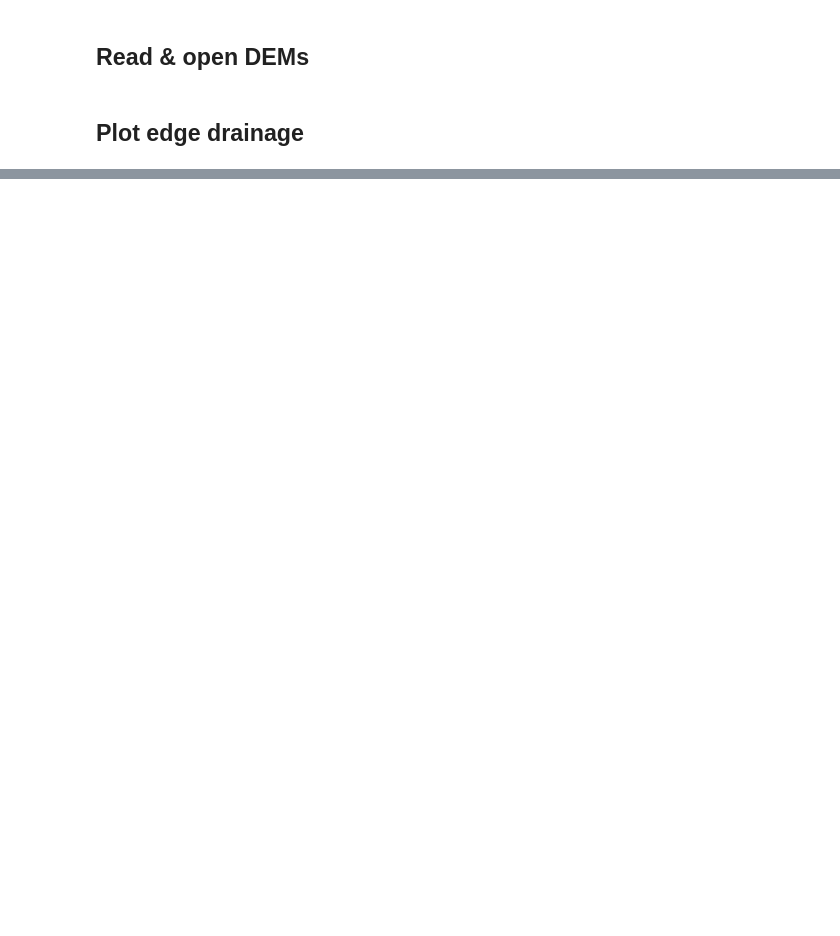
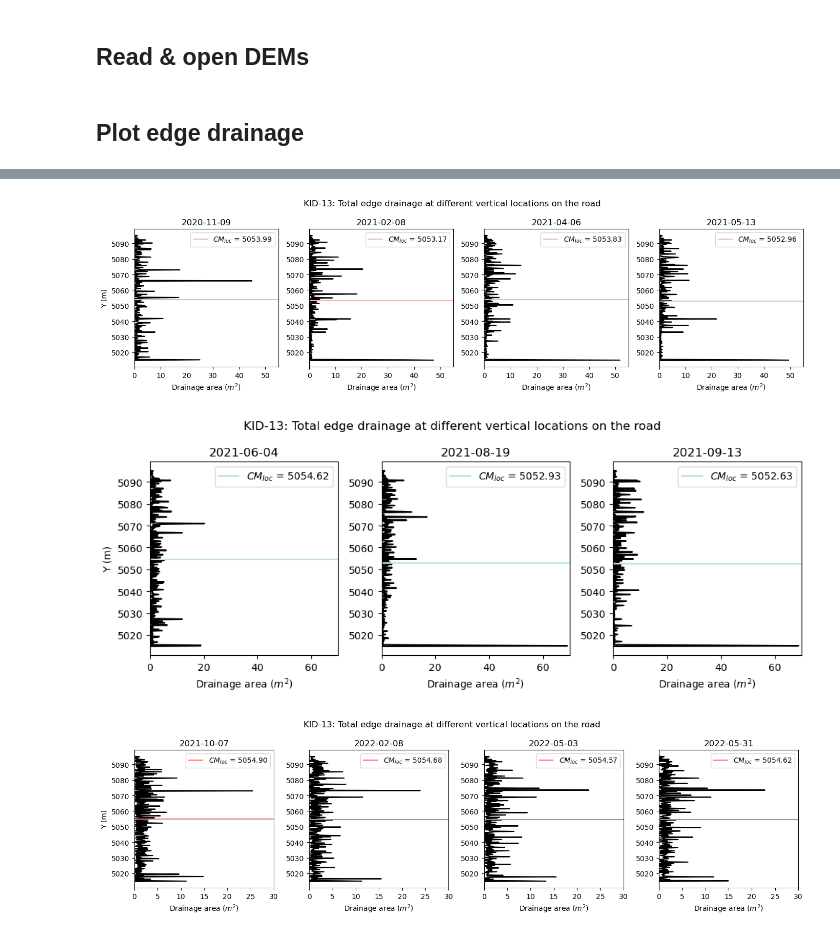
Before and after one commit to amanaster2/micro_diff, a Jupyter notebook: notebooks/flow_pathway_analysis.ipynb, the cells around one changed output, grey strips where cells are left out. Cells and saved outputs as stored; diff of their text form; code cells hidden in the pictures; blank space fills up the shorter version.

```diff
--- a/notebooks/flow_pathway_analysis.ipynb
+++ b/notebooks/flow_pathway_analysis.ipynb
@@ -94,6 +96,7 @@ date_strings_k13_dsyr1 = [x[1:-1] for x in strings_k13_dsyr1]
 # ensure chronological sorting
 date_strings_k13_dsyr1, k13_dsyr1_dem_files = list(zip(*sorted(zip(date_strings_k13_dsyr1, k13_dsyr1_dem_files))))
 date_times_k13_dsyr1 = [pd.to_datetime(x, format='%Y%m%d') for x in date_strings_k13_dsyr1]
+date_k13_dsyr1 = [date_times_k13_dsyr1[x].strftime("%Y-%m-%d") for x in range(len(date_times_k13_dsyr1))]
 
 list(zip(date_strings_k13_dsyr1, k13_dsyr1_dem_files))
 # %% [output]
@@ -112,6 +115,7 @@ date_strings_k13_wsyr2 = [x[1:-1] for x in strings_k13_wsyr2]
 # ensure chronological sorting
 date_strings_k13_wsyr2, k13_wsyr2_dem_files = list(zip(*sorted(zip(date_strings_k13_wsyr2, k13_wsyr2_dem_files))))
 date_times_k13_wsyr2 = [pd.to_datetime(x, format='%Y%m%d') for x in date_strings_k13_wsyr2]
+date_k13_wsyr2 = [date_times_k13_wsyr2[x].strftime("%Y-%m-%d") for x in range(len(date_times_k13_wsyr2))]
 
 list(zip(date_strings_k13_wsyr2, k13_wsyr2_dem_files))
 # %% [output]
@@ -437,3 +491,44 @@ tmax_k13_wsyr1 = np.linspace(-0.25,8.25, 4)
+# %%
+#WSYR1
+fig0, ax = plt.subplots(1, 4, figsize=(14,4), layout='tight')
+fig0.suptitle('KID-13: Total edge drainage at different vertical locations on the road', x=0.5)
+for i in range(len(k13_wsyr1_dem_files)):
+    ax[i].plot(np.sum(k13_wsyr1[i], axis=1), k13_wsyr1[i]['y'], color='k')
+    ax[i].plot([0,56], [cm_wa_k13_wsyr1[i],cm_wa_k13_wsyr1[i]], color='#ECBAB8',label='$CM_{loc}$ = %0.2f' %cm_wa_k13_wsyr1[i])
+    ax[i].set_title('%s' %date_k13_wsyr1[i], fontsize=12)
+    ax[0].set_ylabel('Y (m)')
+    ax[i].set_xlim(0,55)
+    ax[i].set_xlabel('Drainage area ($m^2$)')
+    ax[i].legend()
+
+
+#DSYR1
+fig0, ax = plt.subplots(1, 3, figsize=(10,4), layout='tight')
+fig0.suptitle('KID-13: Total edge drainage at different vertical locations on the road', x=0.5)
+for i in range(len(k13_dsyr1_dem_files)):
+    ax[i].plot(np.sum(k13_dsyr1[i], axis=1), k13_dsyr1[i]['y'], color='k')
+    ax[i].plot([0,75], [cm_wa_k13_dsyr1[i],cm_wa_k13_dsyr1[i]], color='#AFE8E7',label='$CM_{loc}$ = %0.2f' %cm_wa_k13_dsyr1[i])
+    ax[i].set_title('%s' %date_k13_dsyr1[i], fontsize=12)
+    ax[0].set_ylabel('Y (m)')
+    ax[i].set_xlim(0,70)
+    ax[i].set_xlabel('Drainage area ($m^2$)')
+    ax[i].legend()
+
+#WSYR2
+fig0, ax = plt.subplots(1, 4, figsize=(14,4), layout='tight')
+fig0.suptitle('KID-13: Total edge drainage at different vertical locations on the road', x=0.5)
+for i in range(len(k13_wsyr2_dem_files)):
+    ax[i].plot(np.sum(k13_wsyr2[i], axis=1), k13_wsyr2[i]['y'], color='k')
+    ax[i].plot([0,50], [cm_wa_k13_wsyr2[i],cm_wa_k13_wsyr2[i]], color='#ED7275', label='$CM_{loc}$ = %0.2f' %cm_wa_k13_wsyr2[i])
+    ax[i].set_title('%s' %date_k13_wsyr2[i], fontsize=12)
+    ax[0].set_ylabel('Y (m)')
+    ax[i].set_xlim(0,30)
+    ax[i].set_xlabel('Drainage area ($m^2$)')
+    ax[i].legend()
+# %% [output]
+[figure, new version]
+[figure, new version]
+[figure, new version]
 # %%
 t_m14_wsyr1 = [0, 2.5]
 cm_norm_m14_wsyr1 = np.zeros(len(m14_wsyr1_dem_files))
```
Also changed, not shown: parts of 27 cells of this notebook.
